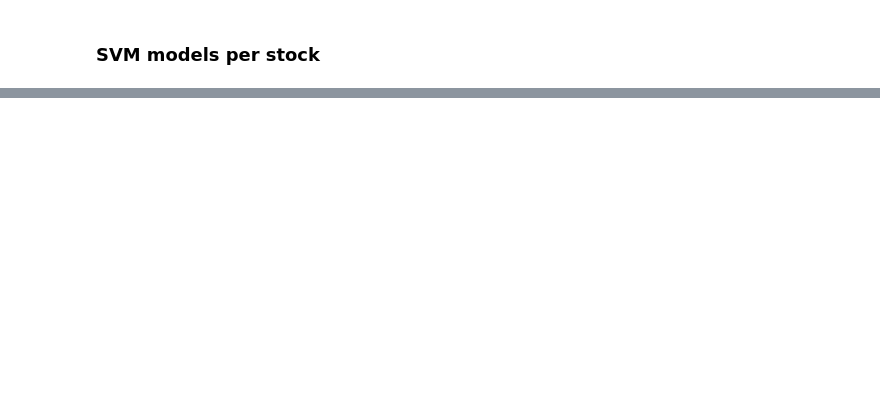
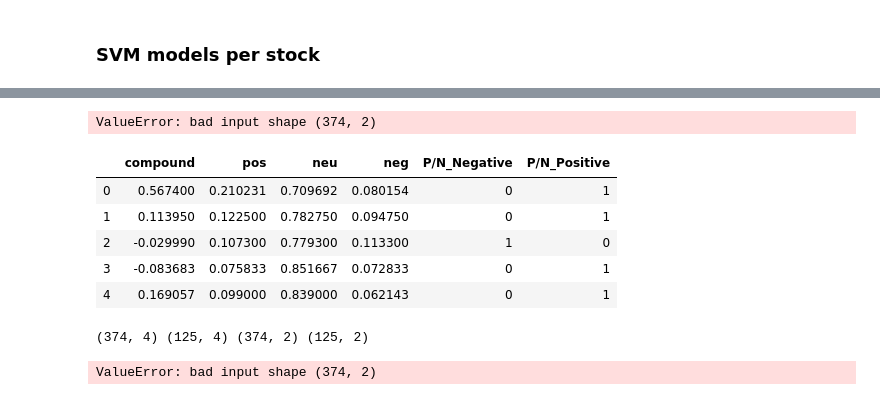
Before and after one commit to NUDSBC-Final-Project/Trump-Twitter-Stock-Analysis-Project, a Jupyter notebook: Modeling/SVM and GridSearch Model.ipynb, the cells around one changed output, grey strips where cells are left out. Cells and saved outputs as stored; diff of their text form; code cells hidden in the pictures; blank space fills up the shorter version.

```diff
--- a/Modeling/SVM and GridSearch Model.ipynb
+++ b/Modeling/SVM and GridSearch Model.ipynb
@@ -111,3 +53,0 @@ A1G.head()
-# %%
-BA = BA.merge(Tweets,how = 'inner', on = 'Date')
-BA.head()
@@ -161,0 +83,73 @@ from sklearn.metrics import mean_squared_error, r2_score
+# %%
+# Fit to the training data and validate with the test data
+A1Gmodel = SVC(kernel='linear')
+A1Gmodel.fit(X_train, y_train)
+predictions = A1Gmodel.predict(X_test)
+# Plot the decision boundaries
+x_min = X[:, 0].min()
+x_max = X[:, 0].max()
+y_min = X[:, 1].min()
+y_max = X[:, 1].max()
+
+XX, YY = np.mgrid[x_min:x_max, y_min:y_max]
+Z = model.decision_function(np.c_[XX.ravel(), YY.ravel()])
+
+# Put the result into a color plot
+Z = Z.reshape(XX.shape)
+# plt.pcolormesh(XX, YY, Z > 0, cmap=plt.cm.Paired)
+plt.contour(XX, YY, Z, colors=['k', 'k', 'k'],
+            linestyles=['--', '-', '--'], levels=[-.5, 0, .5])
+plt.scatter(X[:, 0], X[:, 1], c=y, cmap='bwr', edgecolor='k', s=100)
+plt.show()
+# %% [output]
+ValueError: bad input shape (374, 2)
+# %%
+BA = BA[["compound","pos","neu","neg","P/N"]]
+BA = pd.get_dummies(BA,columns = ["P/N"])
+BA.head()
+# %% [output]
+|  | compound | pos | neu | neg | P/N_Negative | P/N_Positive |
+| 0 | 0.567400 | 0.210231 | 0.709692 | 0.080154 | 0 | 1 |
+| 1 | 0.113950 | 0.122500 | 0.782750 | 0.094750 | 0 | 1 |
+| 2 | -0.029990 | 0.107300 | 0.779300 | 0.113300 | 1 | 0 |
+| 3 | -0.083683 | 0.075833 | 0.851667 | 0.072833 | 0 | 1 |
+| 4 | 0.169057 | 0.099000 | 0.839000 | 0.062143 | 0 | 1 |
+# %%
+#Split data into training and testing
+X_train, X_test, y_train, y_test = split(BA[["compound","pos","neu","neg"]],BA[["P/N_Negative ","P/N_Positive"]])
+
+#normalizing
+X_scaler = StandardScaler().fit(X_train)
+y_scaler = StandardScaler().fit(y_train)
+
+X_train = X_scaler.transform(X_train)
+X_test = X_scaler.transform(X_test)
+y_train = y_scaler.transform(y_train)
+y_test = y_scaler.transform(y_test)
+
+print(X_train.shape,X_test.shape,y_train.shape,y_test.shape)
+# %% [output]
+(374, 4) (125, 4) (374, 2) (125, 2)
+# %%
+# Fit to the training data and validate with the test data
+BAmodel = SVC(kernel='linear')
+BAmodel.fit(X_train, y_train)
+predictions = BAmodel.predict(X_test)
+# Plot the decision boundaries
+x_min = X[:, 0].min()
+x_max = X[:, 0].max()
+y_min = X[:, 1].min()
+y_max = X[:, 1].max()
+
+XX, YY = np.mgrid[x_min:x_max, y_min:y_max]
+Z = model.decision_function(np.c_[XX.ravel(), YY.ravel()])
+
+# Put the result into a color plot
+Z = Z.reshape(XX.shape)
+# plt.pcolormesh(XX, YY, Z > 0, cmap=plt.cm.Paired)
+plt.contour(XX, YY, Z, colors=['k', 'k', 'k'],
+            linestyles=['--', '-', '--'], levels=[-.5, 0, .5])
+plt.scatter(X[:, 0], X[:, 1], c=y, cmap='bwr', edgecolor='k', s=100)
+plt.show()
+# %% [output]
+ValueError: bad input shape (374, 2)
```
Also changed, not shown: parts of 32 cells of this notebook, 4 other files.
